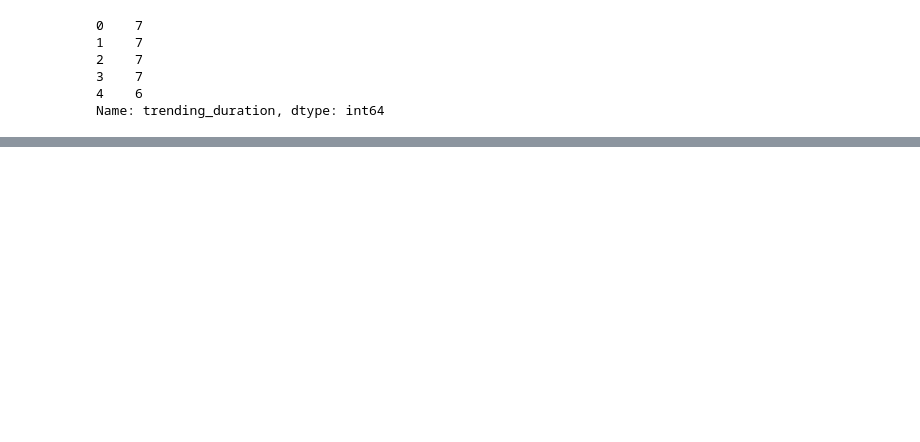
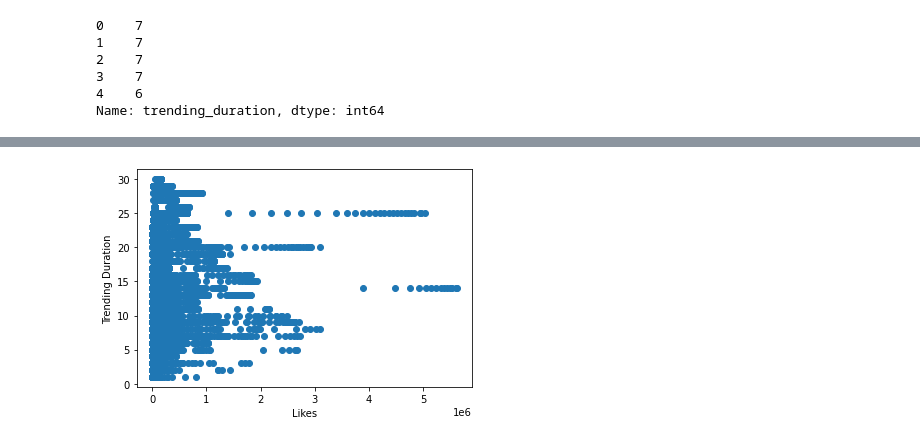
Before and after one commit to RN2D-Project/BootCamp_Project, a Jupyter notebook: Machine_Learning_Model.ipynb, the cells around one changed output, grey strips where cells are left out. Cells and saved outputs as stored; diff of their text form; code cells hidden in the pictures; blank space fills up the shorter version.

```diff
--- a/Machine_Learning_Model.ipynb
+++ b/Machine_Learning_Model.ipynb
@@ -77,0 +155,7 @@ model = LinearRegression()
+# %%
+plt.scatter(cleanvideos_df.likes, cleanvideos_df.trending_duration)
+plt.xlabel('Likes')
+plt.ylabel('Trending Duration')
+plt.show()
+# %% [output]
+[figure, added]
```
Also changed, not shown: parts of 26 cells of this notebook.
